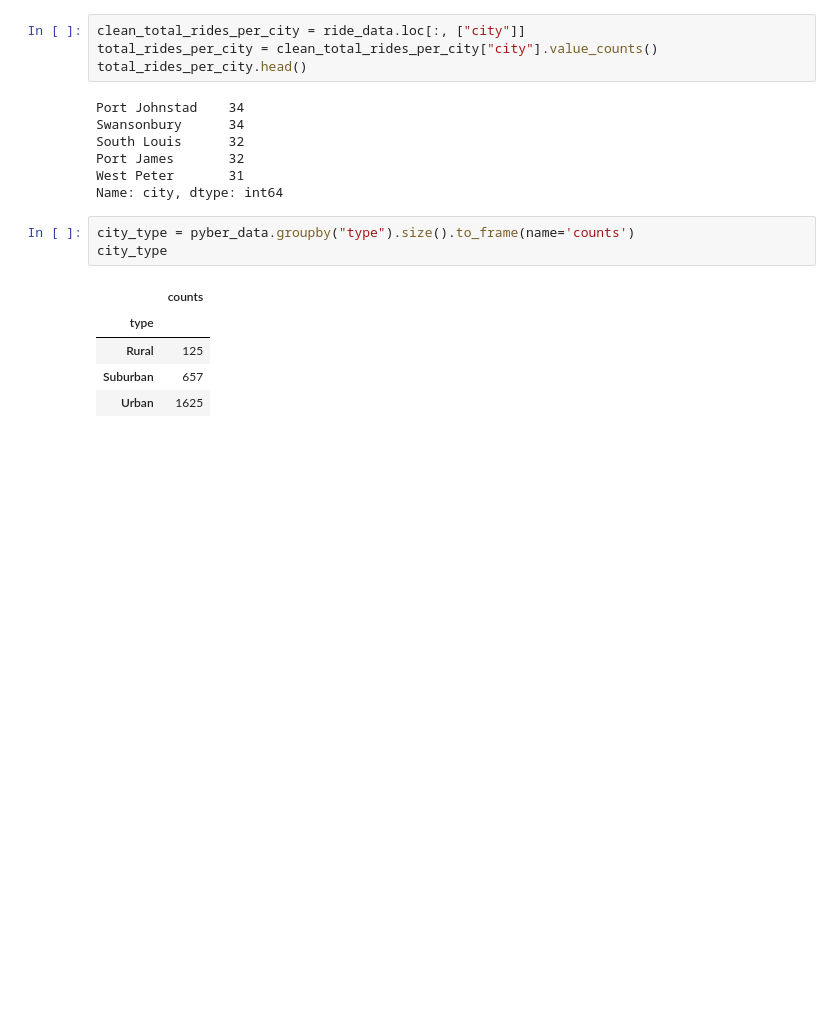
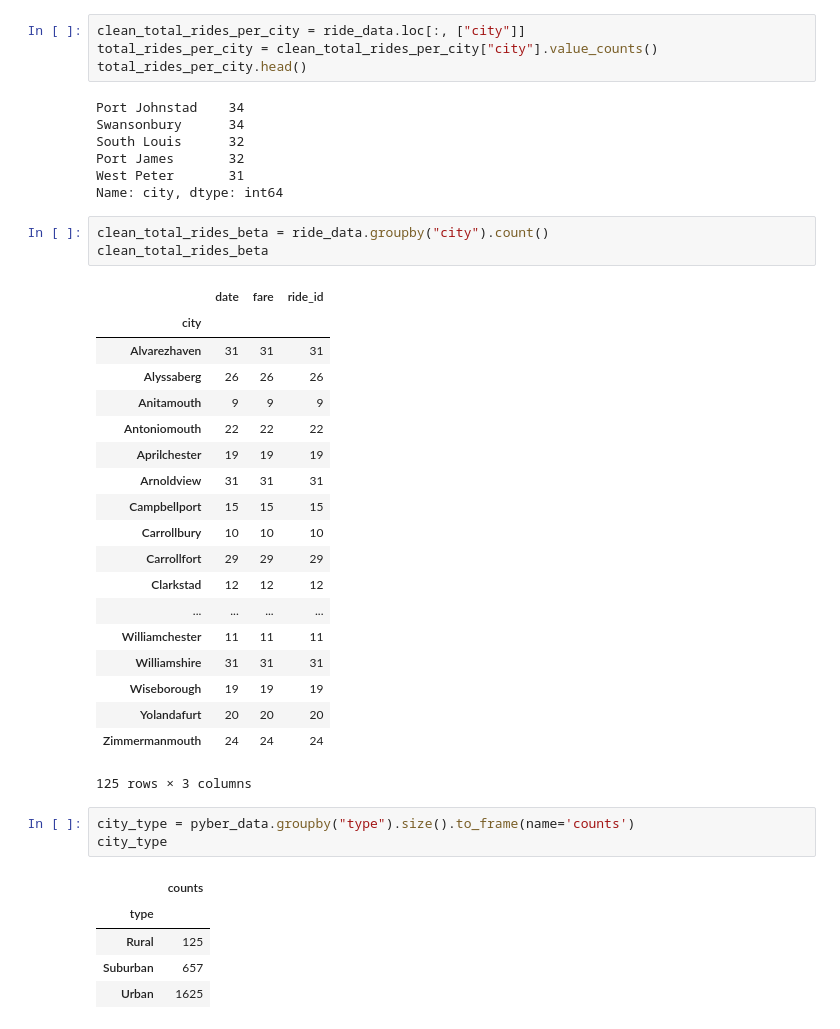
Before and after one commit to TurnpikeWarrior/ruds, a Jupyter notebook: 05-Pyber/Pyber.ipynb, the cells around one changed output. Drawn from its saved outputs; the diff is of its cells as text; blank space fills up the shorter version.

```diff
--- a/05-Pyber/Pyber.ipynb
+++ b/05-Pyber/Pyber.ipynb
@@ -44,6 +44,29 @@ South Louis      32
 Port James       32
 West Peter       31
 Name: city, dtype: int64
+# %%
+clean_total_rides_beta = ride_data.groupby("city").count()
+clean_total_rides_beta
+# %% [output]
+|  | date | fare | ride_id |
+| city |  |  |  |
+| Alvarezhaven | 31 | 31 | 31 |
+| Alyssaberg | 26 | 26 | 26 |
+| Anitamouth | 9 | 9 | 9 |
+| Antoniomouth | 22 | 22 | 22 |
+| Aprilchester | 19 | 19 | 19 |
+| Arnoldview | 31 | 31 | 31 |
+| Campbellport | 15 | 15 | 15 |
+| Carrollbury | 10 | 10 | 10 |
+| Carrollfort | 29 | 29 | 29 |
+| Clarkstad | 12 | 12 | 12 |
+| ... | ... | ... | ... |
+| Williamchester | 11 | 11 | 11 |
+| Williamshire | 31 | 31 | 31 |
+| Wiseborough | 19 | 19 | 19 |
+| Yolandafurt | 20 | 20 | 20 |
+| Zimmermanmouth | 24 | 24 | 24 |
+125 rows × 3 columns
 # %%
 city_type = pyber_data.groupby("type").size().to_frame(name='counts')
 city_type
```
Also changed, not shown: parts of 1 cell of this notebook.
